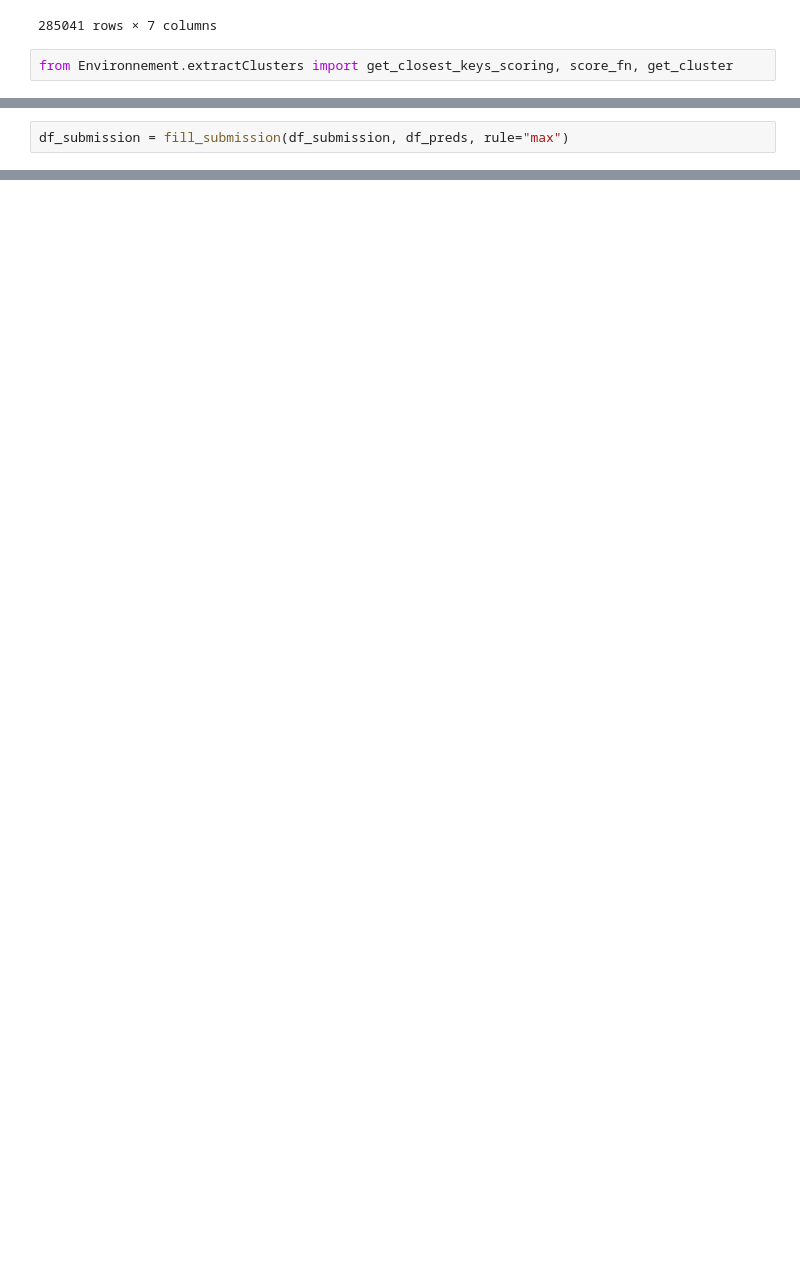
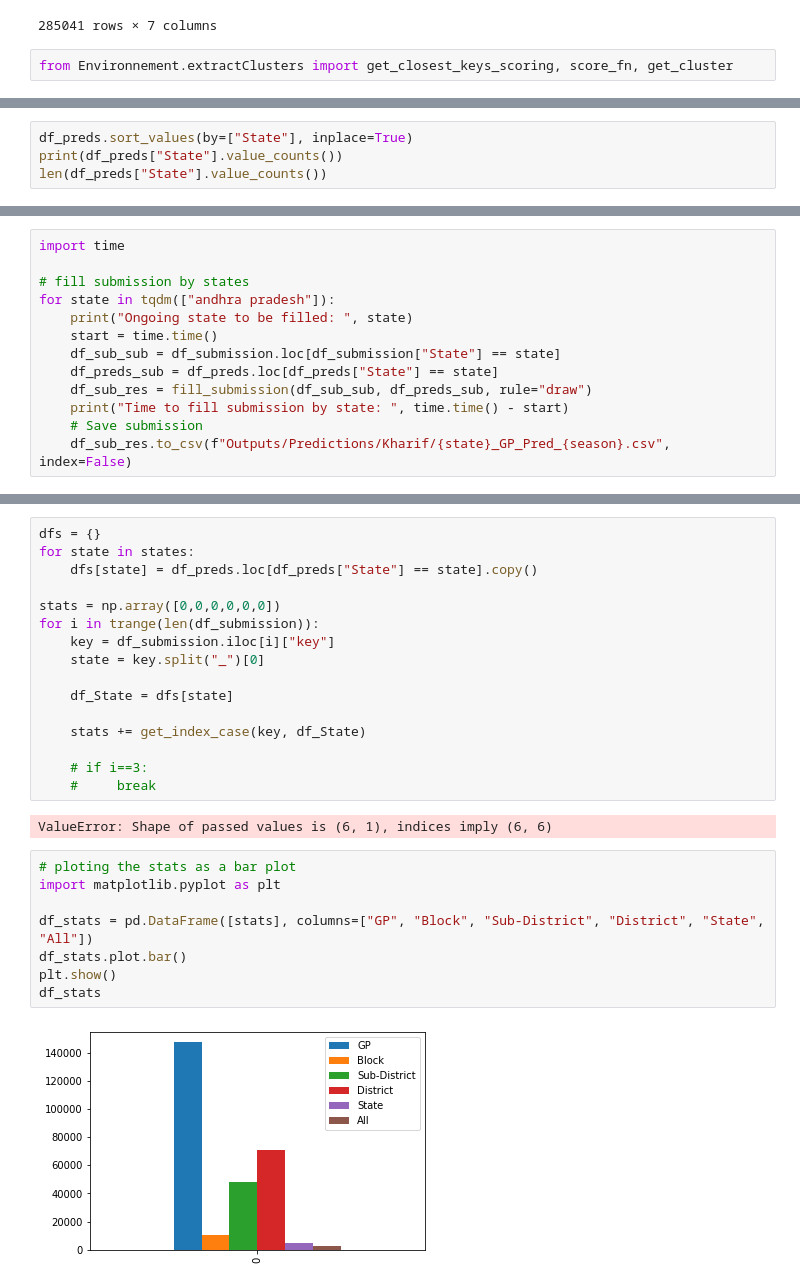
Before and after one commit to amaurylancelin/Datathon, a Jupyter notebook: Code par Pax/Maxime/cluserization copy.ipynb, the cells around one changed output, grey strips where cells are left out. Cells and saved outputs as stored; diff of their text form; blank space fills up the shorter version.

Commit message:
modify to speed up the submission's filling

```diff
--- a/Code par Pax/Maxime/cluserization copy.ipynb
+++ b/Code par Pax/Maxime/cluserization copy.ipynb
@@ -66,3 +82 @@ def fill_submission(df_submission, df_preds, rule="max"):
     return df_submission
-# %%
-df_submission = fill_submission(df_submission, df_preds, rule="max")
@@ -72,0 +110,4 @@ df_submission
+# %%
+df_preds.sort_values(by=["State"], inplace=True)
+print(df_preds["State"].value_counts())
+len(df_preds["State"].value_counts())
@@ -72,0 +153,13 @@ df_submission
+# %%
+import time
+
+# fill submission by states
+for state in tqdm(["andhra pradesh"]):
+    print("Ongoing state to be filled: ", state)
+    start = time.time()
+    df_sub_sub = df_submission.loc[df_submission["State"] == state]
+    df_preds_sub = df_preds.loc[df_preds["State"] == state]
+    df_sub_res = fill_submission(df_sub_sub, df_preds_sub, rule="draw")
+    print("Time to fill submission by state: ", time.time() - start)
+    # Save submission
+    df_sub_res.to_csv(f"Outputs/Predictions/Kharif/{state}_GP_Pred_{season}.csv", index=False)
@@ -72,0 +225,28 @@ df_submission
+# %%
+dfs = {}
+for state in states:
+    dfs[state] = df_preds.loc[df_preds["State"] == state].copy()
+
+stats = np.array([0,0,0,0,0,0])
+for i in trange(len(df_submission)):
+    key = df_submission.iloc[i]["key"]
+    state = key.split("_")[0]
+
+    df_State = dfs[state]
+
+    stats += get_index_case(key, df_State)
+
+    # if i==3:
+    #     break
+# %% [output]
+ValueError: Shape of passed values is (6, 1), indices imply (6, 6)
+# %%
+# ploting the stats as a bar plot
+import matplotlib.pyplot as plt
+
+df_stats = pd.DataFrame([stats], columns=["GP", "Block", "Sub-District", "District", "State", "All"])
+df_stats.plot.bar()
+plt.show()
+df_stats
+# %% [output]
+[figure, added]
```
Also changed, not shown: parts of 10 cells of this notebook, 3 other files.
